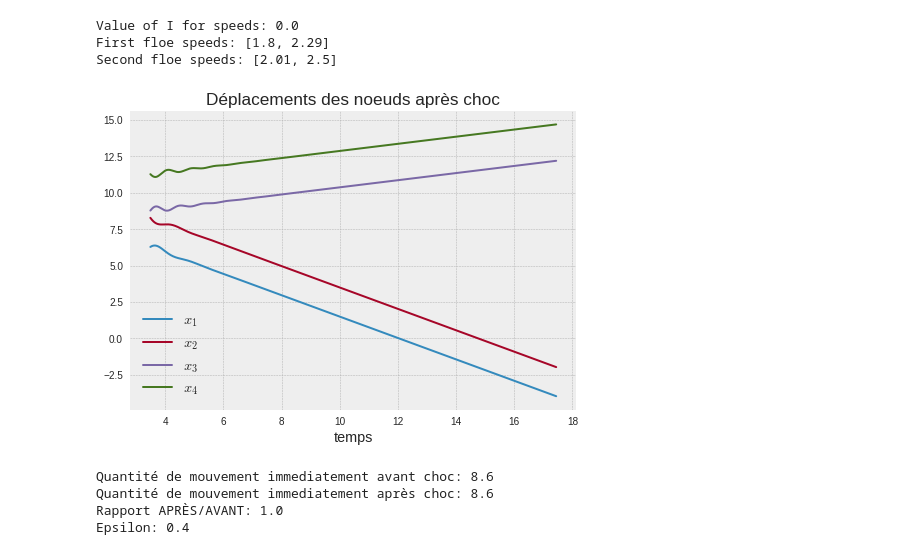
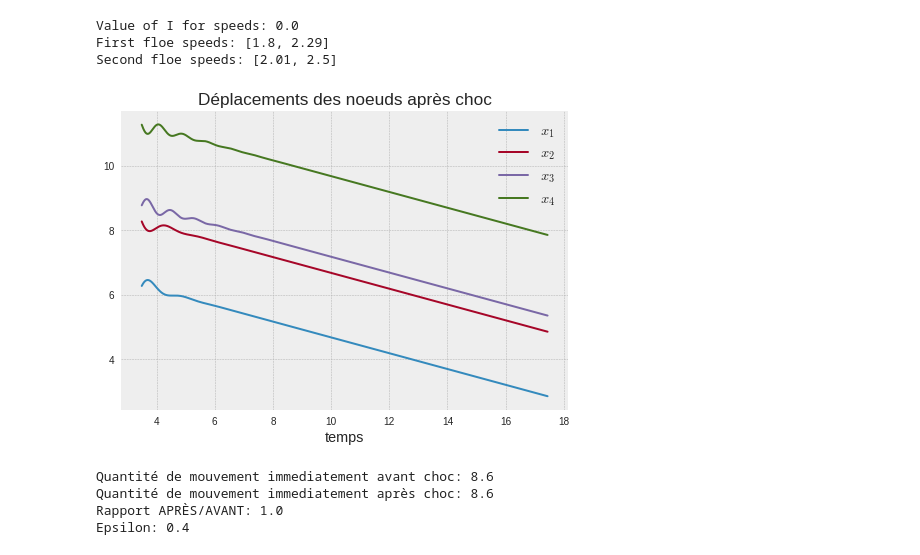
Before and after one commit to ddrous/ice-floes, a Jupyter notebook: code/simu1D/Animation1D.ipynb, the cells around one changed output. Saved outputs shown, nothing was run; the diff lists cells and outputs as text; code cells hidden in the pictures.

```diff
--- a/code/simu1D/Animation1D.ipynb
+++ b/code/simu1D/Animation1D.ipynb
@@ -134,14 +134,14 @@ t = t_new  ## t becomes t after choc
 # print(t)
 
 def new_mouvement_1(y, t):
-    return -np.abs(v0 - V0)
-#     return 0                     ### This is how it should normaly be!
+    # return -np.abs(v0 - V0)
+    return 0                     ### This is how it should normaly be!
 Z = odeint(new_mouvement_1, z[-1], t)[:,0]
 
 ## Positions of the second ice-floe after collision
 def new_mouvement_2(y, t):
-    return np.abs(V_0 - v_0)
-    # return 0                    ### This is how it should normaly be!
+    # return np.abs(V_0 - v_0)
+    return 0                    ### This is how it should normaly be!
 Z_ = odeint(new_mouvement_2, z_[-1], t)[:,0]
 
 # ## Positions (displacements) of the first floe after collision (x1 c'est normalement x2, et x2 c'est x3!)
@@ -177,34 +177,34 @@ t, X34 = simulate_displacement(m_, k_, mu_, np.abs(V_0), -v_0, tmax2, N2)
 x1 = Z - 0 + X12[:,0]
 x2 = Z + L0 + X12[:,1]
 
 x3 = Z_ + X34[:,0]
 x4 = Z_ + L_0 + X34[:,1]
 
 # print(z[-1]+L0, x2)
 
 t = t_old       ## t rebecomes t before choc
 t = np.concatenate([t, tmax1+t_new])
 
 ## Computing the positions of the other ends (1 for floeA and 4 for floeB)
 zz = z
 z_z_ = z_
 
 zz = np.concatenate([zz, x1])
 z = np.concatenate([z+L0, x2])
 
 z_ = np.concatenate([z_, x3])
 z_z_ = np.concatenate([z_z_+L_0, x4])
 
 t_new_plot = tmax1+t_new
 plt.plot(t_new_plot, x1, label=r"$x_1$")
 plt.plot(t_new_plot, x2, label=r"$x_2$")
 plt.plot(t_new_plot, x3, label=r"$x_3$")
 plt.plot(t_new_plot, x4, label=r"$x_4$")
 plt.title("Déplacements des noeuds après choc")
 plt.xlabel("temps")
 plt.legend();
 # %% [output]
-[figure, old version]
+[figure, new version]
 # %%
 ## Modification des positions et vitesses pour les plots
 X12[:,0] = x1
```
Also changed, not shown: 1 other file.
